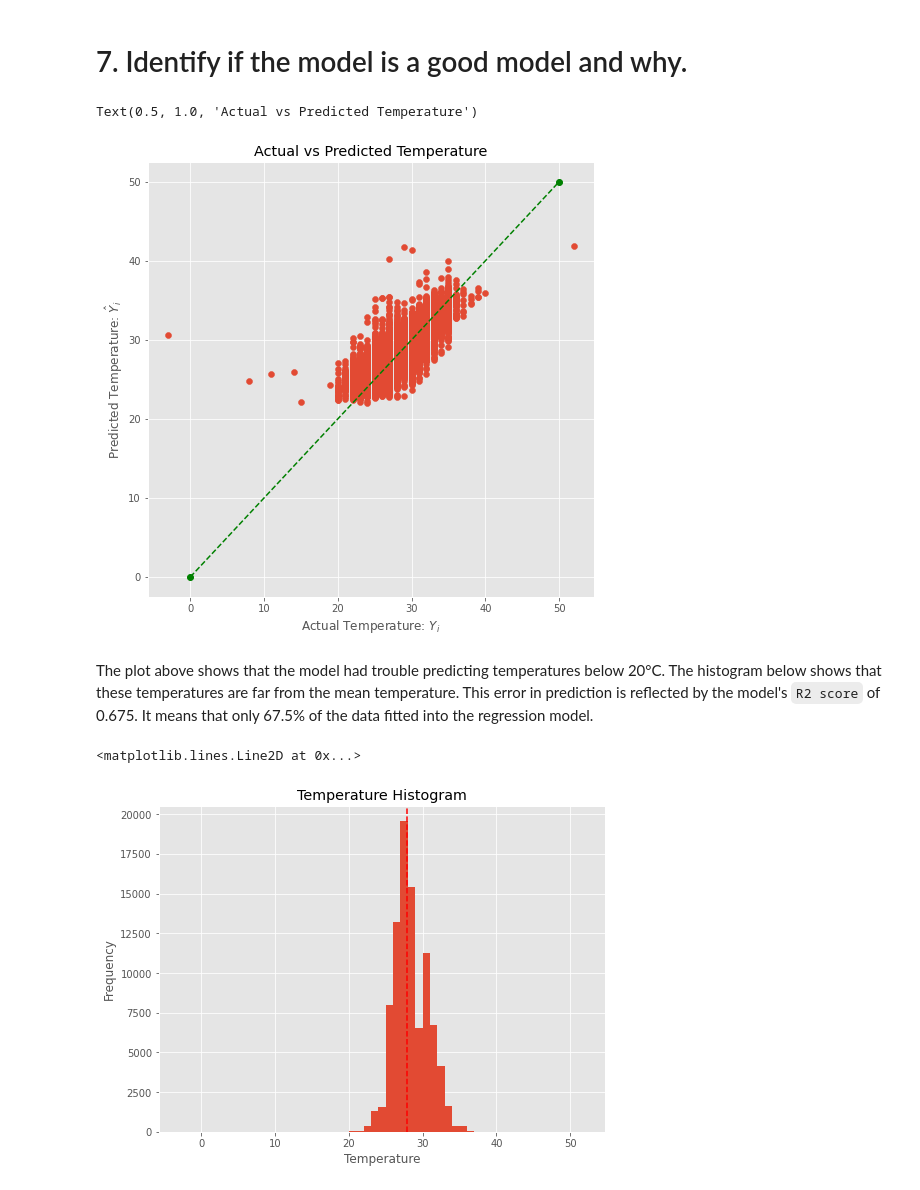
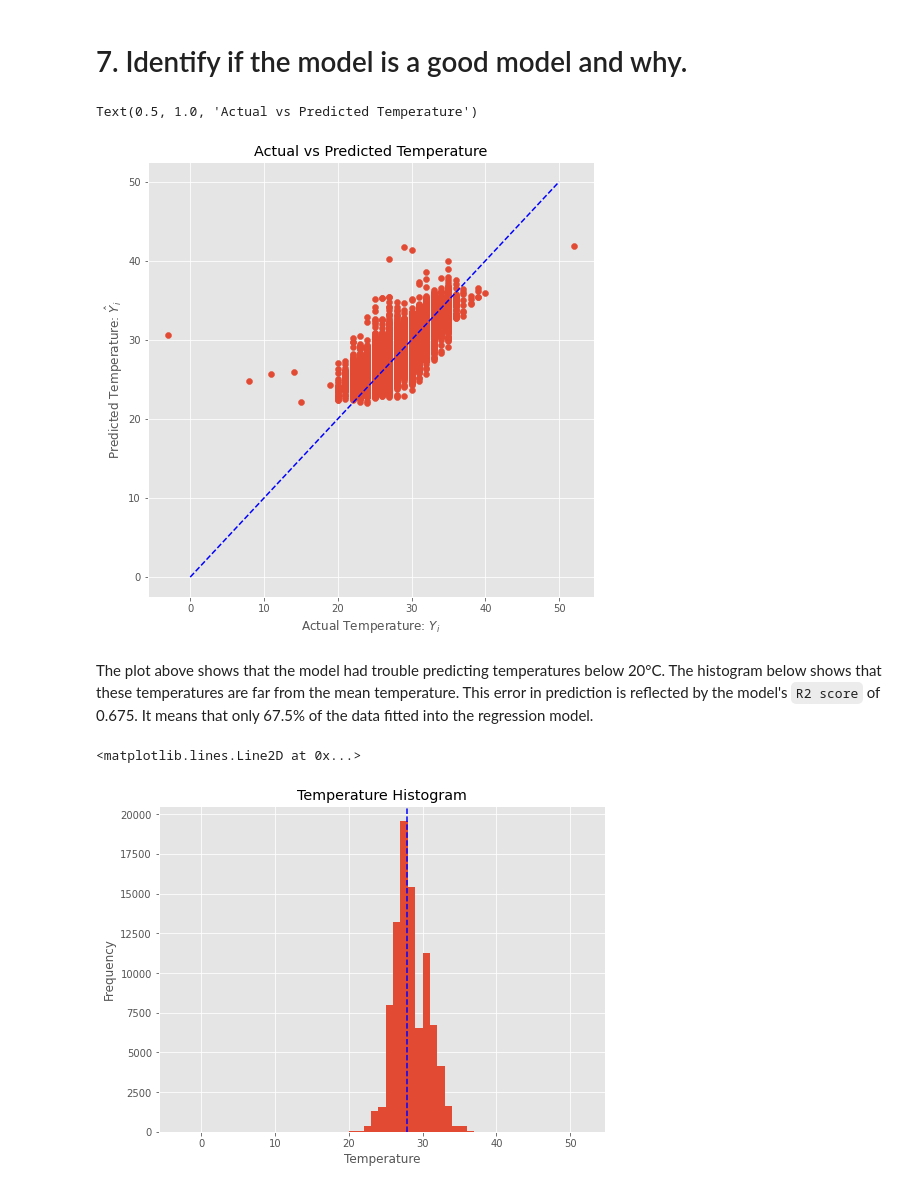
Before and after one commit to jebersabe/EDA-Projects, a Jupyter notebook: PS1-Jake/PS1 - Jake.ipynb, the cells around one changed output. Saved outputs shown, nothing was run; the diff lists cells and outputs as text; code cells hidden in the pictures.

```diff
--- a/PS1-Jake/PS1 - Jake.ipynb
+++ b/PS1-Jake/PS1 - Jake.ipynb
@@ -233,15 +234,15 @@ R2 score:
 # %%
 plt.figure(figsize=(8,8))
 
 
 plt.scatter(weather["temperature"], linear_model.predict(X))
-plt.plot([0, 50], [0, 50], '--go')
+plt.plot([0, 50], [0, 50], '--',color='blue')
 plt.xlabel("Actual Temperature: $Y_i$")
 plt.ylabel("Predicted Temperature: $\hat{Y}_i$")
 plt.title("Actual vs Predicted Temperature")
 # %% [output]
 Text(0.5, 1.0, 'Actual vs Predicted Temperature')
-[figure, old version]
+[figure, new version]
 # %% [markdown]
 The plot above shows that the model had trouble predicting temperatures below 20°C. The histogram below shows that these temperatures are far from the mean temperature. This error in prediction is reflected by the model's `R2 score` of 0.675. It means that only 67.5% of the data fitted into the regression model.
 # %%
@@ -252,10 +253,10 @@ axes.hist(weather["temperature"], bins = 55)
 axes.set_xlabel('Temperature')
 axes.set_ylabel('Frequency')
 axes.set_title('Temperature Histogram')
-axes.axvline(x=np.mean(weather['temperature']),color='r',ls='--')
+axes.axvline(x=np.mean(weather['temperature']),color='blue',ls='--')
 # %% [output]
 <matplotlib.lines.Line2D at 0x...>
-[figure, old version]
+[figure, new version]
 # %% [markdown]
 The linear regression model has low `MSE = 1.71`. Taking the square root of the MSE will give the root mean squared error (RMSE) which, in this case, is equal to `1.31 °C`. RMSE is the standard deviation of the residuals (how far the actual data is from the prediction data). RMSE measures how spread apart these residuals are. It is also an intuitively easy to understand metric since it has the same unit as the target variable. A value of `1.31 °C` for RMSE is a good value.
 
```
Also changed, not shown: parts of 4 cells of this notebook, 1 other file.
